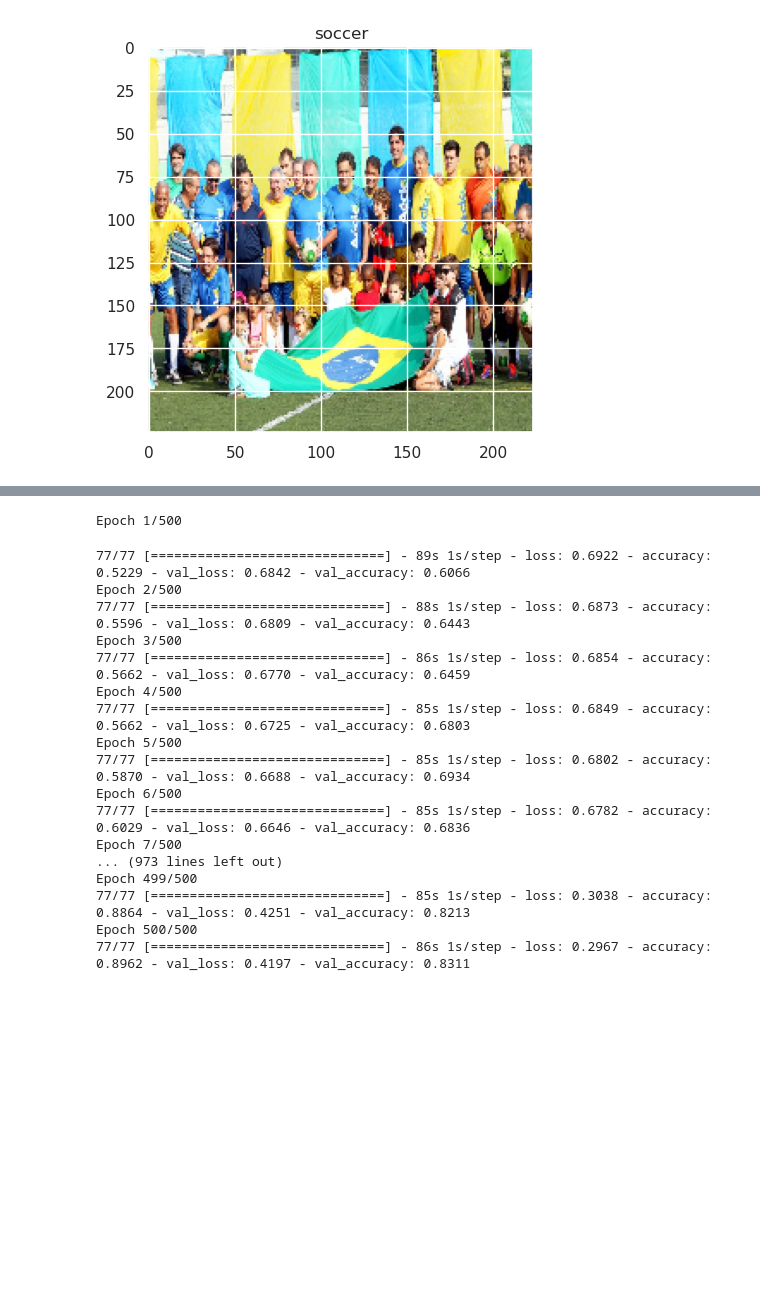
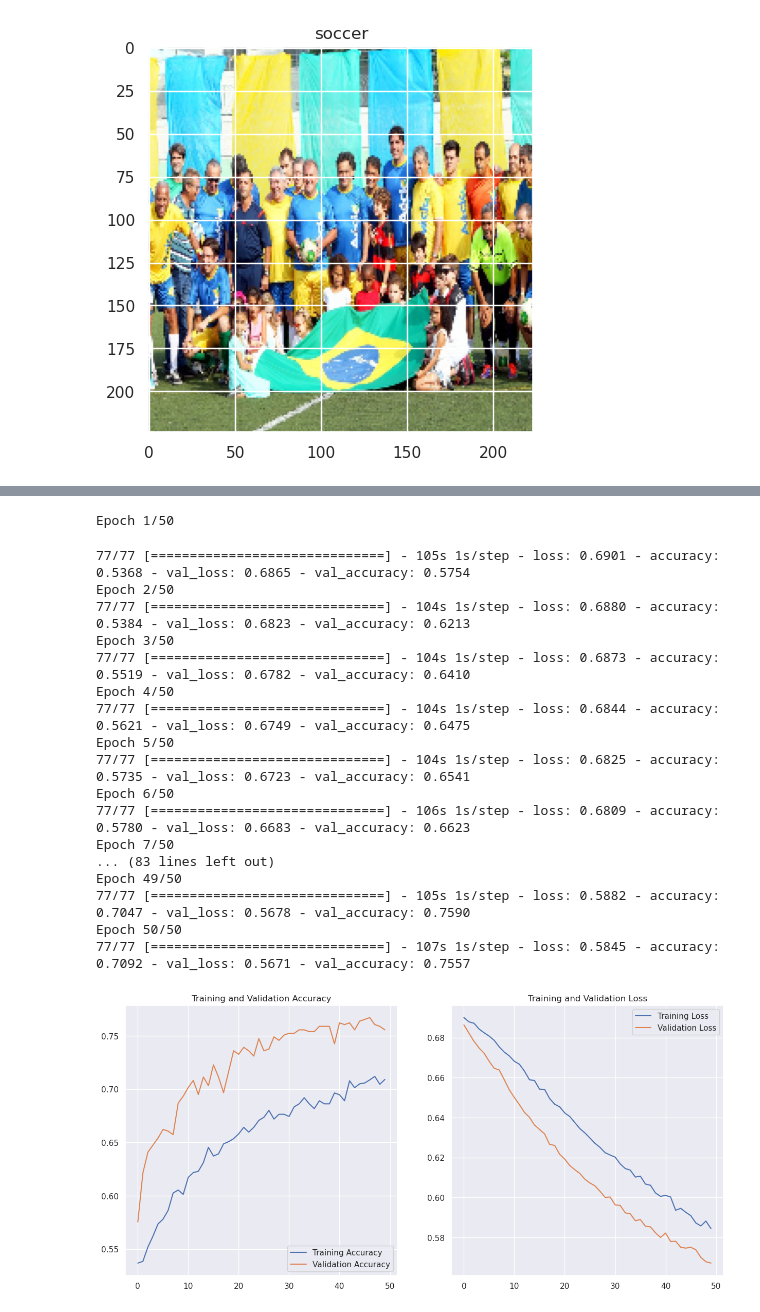
Before and after one commit to mccoy294/Computer_Vision, a Jupyter notebook: rugby-or-soccer.ipynb, the cells around one changed output, grey strips where cells are left out. Drawn from its saved outputs; the diff is of its cells as text; code cells hidden in the pictures; blank space fills up the shorter version.

```diff
--- a/rugby-or-soccer.ipynb
+++ b/rugby-or-soccer.ipynb
@@ -193,23 +188,48 @@ model.compile(optimizer = opt ,
 # %%
 #Train the model over 500 epochs and then store the parameters in history
 
-history = model.fit(x_train,y_train,epochs = 500 , validation_data = (x_val, y_val))
+history = model.fit(x_train,y_train,epochs = 50 , validation_data = (x_val, y_val))
 # %% [output]
-Epoch 1/500
+Epoch 1/50
-77/77 [==============================] - 89s 1s/step - loss: 0.6922 - accuracy: 0.5229 - val_loss: 0.6842 - val_accuracy: 0.6066
-Epoch 2/500
-77/77 [==============================] - 88s 1s/step - loss: 0.6873 - accuracy: 0.5596 - val_loss: 0.6809 - val_accuracy: 0.6443
-Epoch 3/500
-77/77 [==============================] - 86s 1s/step - loss: 0.6854 - accuracy: 0.5662 - val_loss: 0.6770 - val_accuracy: 0.6459
-Epoch 4/500
-77/77 [==============================] - 85s 1s/step - loss: 0.6849 - accuracy: 0.5662 - val_loss: 0.6725 - val_accuracy: 0.6803
-Epoch 5/500
-77/77 [==============================] - 85s 1s/step - loss: 0.6802 - accuracy: 0.5870 - val_loss: 0.6688 - val_accuracy: 0.6934
-Epoch 6/500
-77/77 [==============================] - 85s 1s/step - loss: 0.6782 - accuracy: 0.6029 - val_loss: 0.6646 - val_accuracy: 0.6836
-Epoch 7/500
-... (973 lines left out)
-Epoch 499/500
-77/77 [==============================] - 85s 1s/step - loss: 0.3038 - accuracy: 0.8864 - val_loss: 0.4251 - val_accuracy: 0.8213
-Epoch 500/500
-77/77 [==============================] - 86s 1s/step - loss: 0.2967 - accuracy: 0.8962 - val_loss: 0.4197 - val_accuracy: 0.8311
+77/77 [==============================] - 105s 1s/step - loss: 0.6901 - accuracy: 0.5368 - val_loss: 0.6865 - val_accuracy: 0.5754
+Epoch 2/50
+77/77 [==============================] - 104s 1s/step - loss: 0.6880 - accuracy: 0.5384 - val_loss: 0.6823 - val_accuracy: 0.6213
+Epoch 3/50
+77/77 [==============================] - 104s 1s/step - loss: 0.6873 - accuracy: 0.5519 - val_loss: 0.6782 - val_accuracy: 0.6410
+Epoch 4/50
+77/77 [==============================] - 104s 1s/step - loss: 0.6844 - accuracy: 0.5621 - val_loss: 0.6749 - val_accuracy: 0.6475
+Epoch 5/50
+77/77 [==============================] - 104s 1s/step - loss: 0.6825 - accuracy: 0.5735 - val_loss: 0.6723 - val_accuracy: 0.6541
+Epoch 6/50
+77/77 [==============================] - 106s 1s/step - loss: 0.6809 - accuracy: 0.5780 - val_loss: 0.6683 - val_accuracy: 0.6623
+Epoch 7/50
+... (83 lines left out)
+Epoch 49/50
+77/77 [==============================] - 105s 1s/step - loss: 0.5882 - accuracy: 0.7047 - val_loss: 0.5678 - val_accuracy: 0.7590
+Epoch 50/50
+77/77 [==============================] - 107s 1s/step - loss: 0.5845 - accuracy: 0.7092 - val_loss: 0.5671 - val_accuracy: 0.7557
+# %%
+#Evaluate the model training
+
+acc = history.history['accuracy']
+val_acc = history.history['val_accuracy']
+loss = history.history['loss']
+val_loss = history.history['val_loss']
+
+epochs_range = range(50)
+
+plt.figure(figsize=(15, 15))
+plt.subplot(2, 2, 1)
+plt.plot(epochs_range, acc, label='Training Accuracy')
+plt.plot(epochs_range, val_acc, label='Validation Accuracy')
+plt.legend(loc='lower right')
+plt.title('Training and Validation Accuracy')
+
+plt.subplot(2, 2, 2)
+plt.plot(epochs_range, loss, label='Training Loss')
+plt.plot(epochs_range, val_loss, label='Validation Loss')
+plt.legend(loc='upper right')
+plt.title('Training and Validation Loss')
+plt.show()
+# %% [output]
+[figure, added]
```
Also changed, not shown: parts of 7 cells of this notebook.
